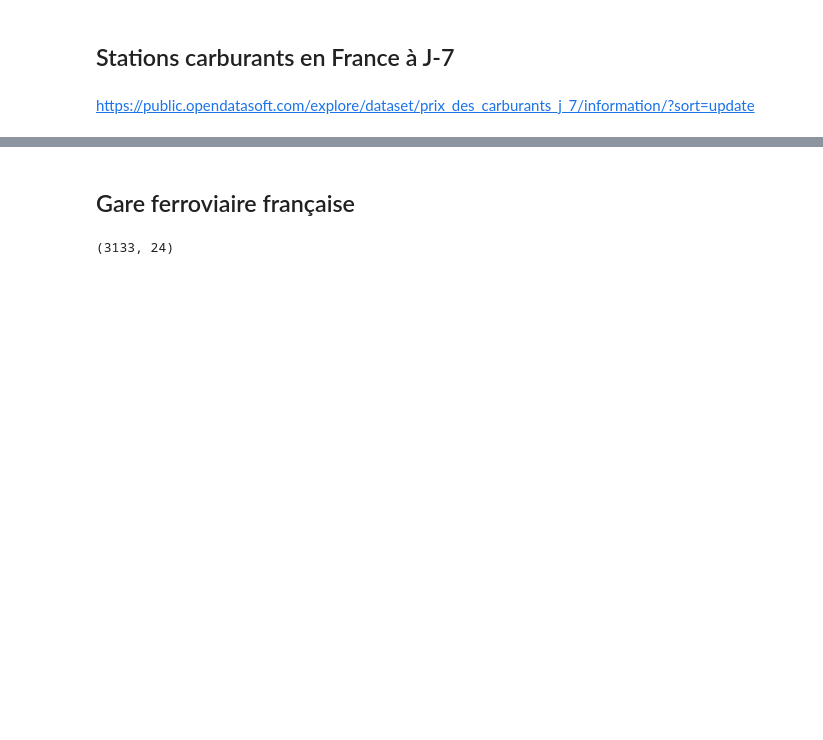
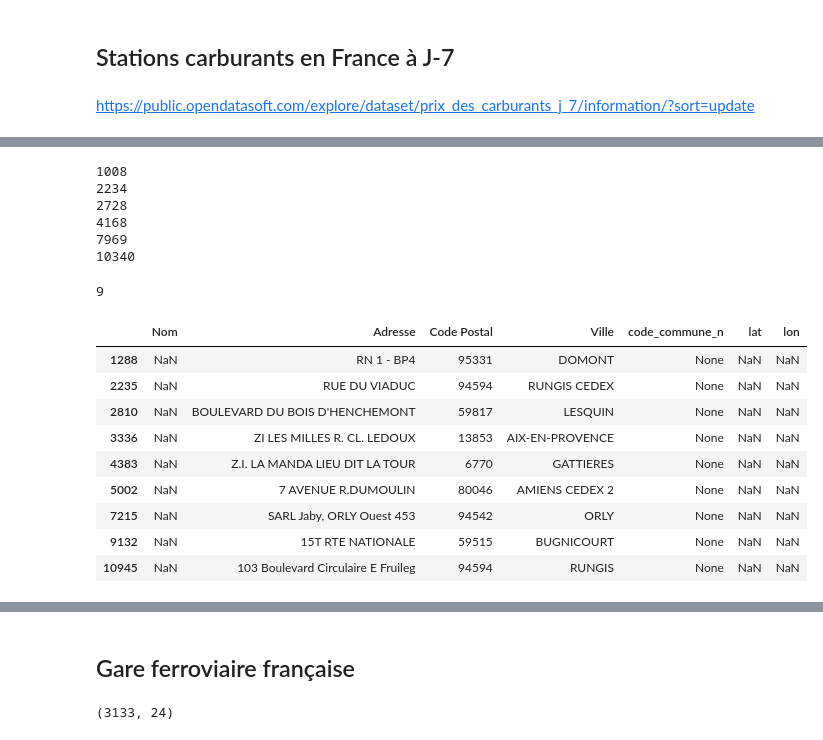
Before and after one commit to FilRougeMobilite/Mobilite, a Jupyter notebook: Analyse_datas_Nicolas.ipynb, the cells around one changed output, grey strips where cells are left out. Cells and saved outputs as stored; diff of their text form; code cells hidden in the pictures; blank space fills up the shorter version.

```diff
--- a/Analyse_datas_Nicolas.ipynb
+++ b/Analyse_datas_Nicolas.ipynb
@@ -661,12 +716,3 @@ df_carb_analyse.sort_values(by='Nb_manquant',ascending=False)
 ## On commence par rechercher dans le df_code s'il y a des villes déjà enregistrées
 # df_carb = pd.merge(df_carb, df_code, left_on='Ville', right_on='Commune', how='left')
 # df_carb['code_commune_n']=df_carb['Code INSEE']
-# %%
-# Ensuite on Recherche par ville sur l'API gouv.fr
-def code(x):
-    if pd.isna(x['code_commune_n']):
-        c = info_communes(x['Ville'])[0]['code']
-    else:
-        c =  x['code_commune_n']
-    return c
-df_carb['code_commune_n'] = df_carb.apply(lambda x: code(x),axis=1)
@@ -681,0 +719,3 @@ for i, x in df_carb[(df_carb['code_commune_n'].isna()) & (df_carb['lat'].notna()
+# %%
+df_carb['code_commune_n'] = np.NaN
+df_carb.head()
@@ -681,0 +758,13 @@ for i, x in df_carb[(df_carb['code_commune_n'].isna()) & (df_carb['lat'].notna()
+# %%
+# Ensuite on Recherche par ville sur l'API gouv.fr
+def code(x):
+    if pd.isna(x['code_commune_n']):
+        # c = info_communes(x['Ville'])[0]['code']
+        c = Trouve_code_insee(x['Code Postal'],x['Ville'])
+    else:
+        c =  x['code_commune_n']
+    # print(c)
+    return c
+# %%
+# # ATTENTION CODE LONG
+df_carb.loc[:,'code_commune_n'] = df_carb.loc[:,:].apply(lambda x: code(x),axis=1)
@@ -688,0 +906,33 @@ for i, x in df_carb[(df_carb['code_commune_n'].isna())].iterrows():
+# %%
+# ATTENTION CODE LONG
+# Ensuite on recherche par lat lon
+for i, x in df_carb[(df_carb['code_commune_n'].isna()) & (df_carb['lat'].notna()) & (df_carb['lon'].notna())].iterrows():
+    print(i)
+    try:
+        df_carb.loc[i,'code_commune_n'] = get_rev_commune(df_carb.loc[i,'lat'],df_carb.loc[i,'lon'])['features'][0]['properties']['citycode']
+    except:
+        pass
+# %% [output]
+1008
+2234
+2728
+4168
+7969
+10340
+# %%
+df_carb['code_commune_n'].isna().sum()
+# %% [output]
+9
+# %%
+df_carb.loc[df_carb['code_commune_n'].isna(), ['Nom', 'Adresse', 'Code Postal', 'Ville', 'code_commune_n', 'lat', 'lon']]
+# %% [output]
+|  | Nom | Adresse | Code Postal | Ville | code_commune_n | lat | lon |
+| 1288 | NaN | RN 1 - BP4 | 95331 | DOMONT | None | NaN | NaN |
+| 2235 | NaN | RUE DU VIADUC | 94594 | RUNGIS CEDEX | None | NaN | NaN |
+| 2810 | NaN | BOULEVARD DU BOIS D'HENCHEMONT | 59817 | LESQUIN | None | NaN | NaN |
+| 3336 | NaN | ZI LES MILLES R. CL. LEDOUX | 13853 | AIX-EN-PROVENCE | None | NaN | NaN |
+| 4383 | NaN | Z.I. LA MANDA LIEU DIT LA TOUR | 6770 | GATTIERES | None | NaN | NaN |
+| 5002 | NaN | 7 AVENUE R.DUMOULIN | 80046 | AMIENS CEDEX 2 | None | NaN | NaN |
+| 7215 | NaN | SARL Jaby, ORLY Ouest 453 | 94542 | ORLY | None | NaN | NaN |
+| 9132 | NaN | 15T RTE NATIONALE | 59515 | BUGNICOURT | None | NaN | NaN |
+| 10945 | NaN | 103 Boulevard Circulaire E Fruileg | 94594 | RUNGIS | None | NaN | NaN |
```
Also changed, not shown: parts of 27 cells of this notebook, 2 other files.
